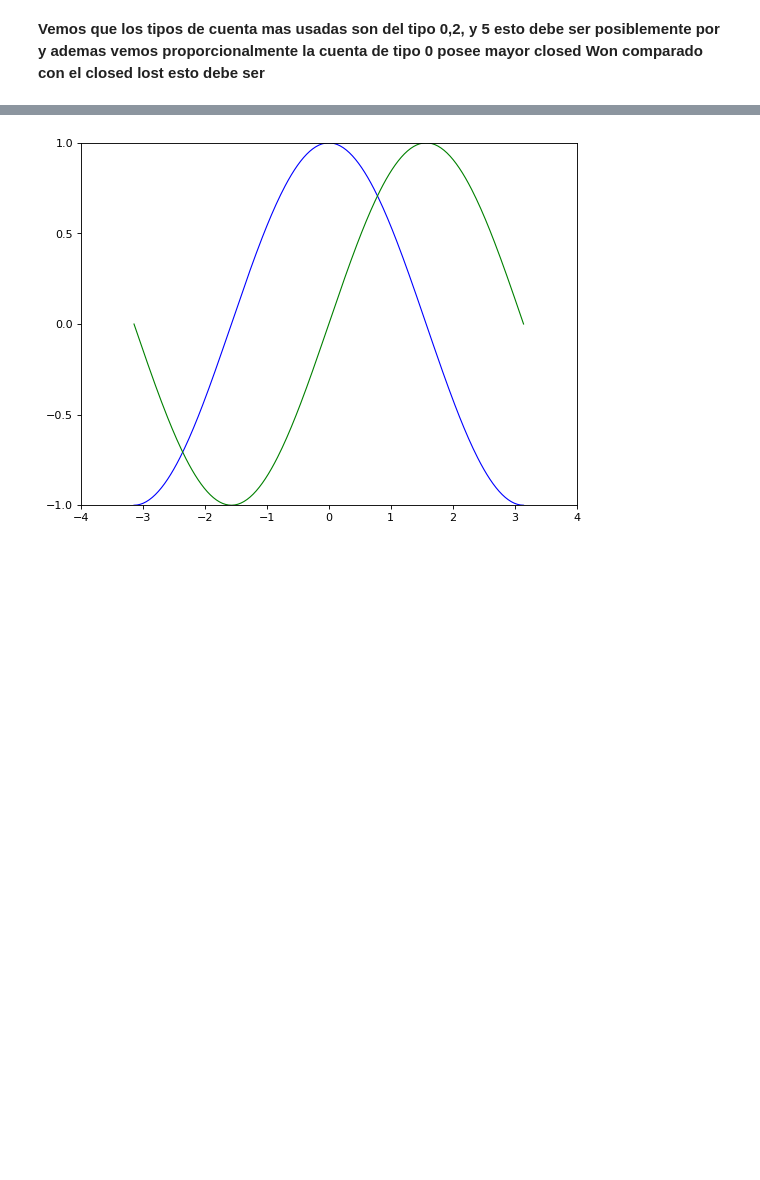
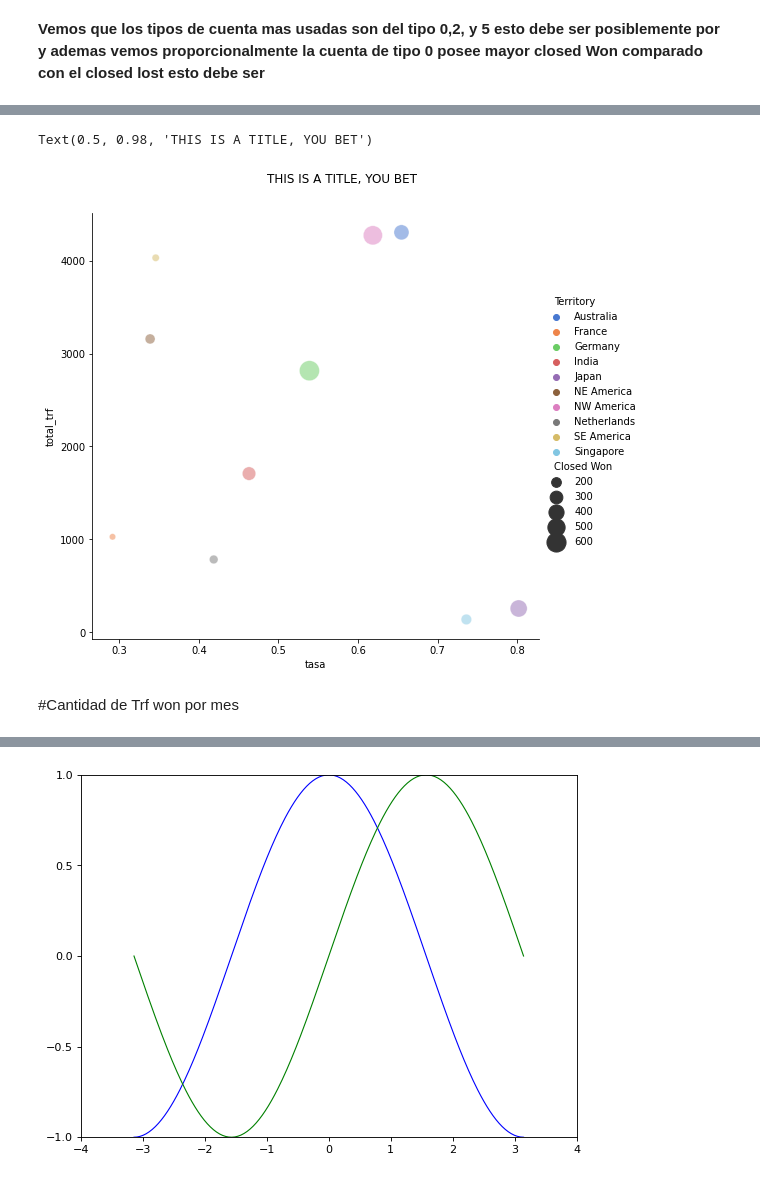
Before and after one commit to joaquinparodi/TP-DATOS, a Jupyter notebook: tp1orga.ipynb, the cells around one changed output, grey strips where cells are left out. Saved outputs shown, nothing was run; the diff lists cells and outputs as text; code cells hidden in the pictures; blank space fills up the shorter version.

```diff
--- a/tp1orga.ipynb
+++ b/tp1orga.ipynb
@@ -490,0 +835,2 @@ Text(0, 0.5, 'Cantidad de Cuentas')
+# %%
+trf_tasa.set_index('Territory')
@@ -490,0 +850,17 @@ Text(0, 0.5, 'Cantidad de Cuentas')
+# %%
+# Plot miles per gallon against horsepower with other semantics
+
+
+axes=sns.relplot(x="tasa", y="total_trf", hue="Territory", size="Closed Won",
+            sizes=(40, 400), alpha=.5, palette="muted",
+            height=7, data=trf_tasa, ax=ax)
+
+#axes.fig.suptitle("My Title", x=0.4, y=0.98)
+
+plt.subplots_adjust(top=0.9)
+axes.fig.suptitle('THIS IS A TITLE, YOU BET')
+# %% [output]
+Text(0.5, 0.98, 'THIS IS A TITLE, YOU BET')
+[figure, added]
+# %% [markdown]
+#Cantidad de Trf won por mes
```
Also changed, not shown: parts of 70 cells of this notebook.
